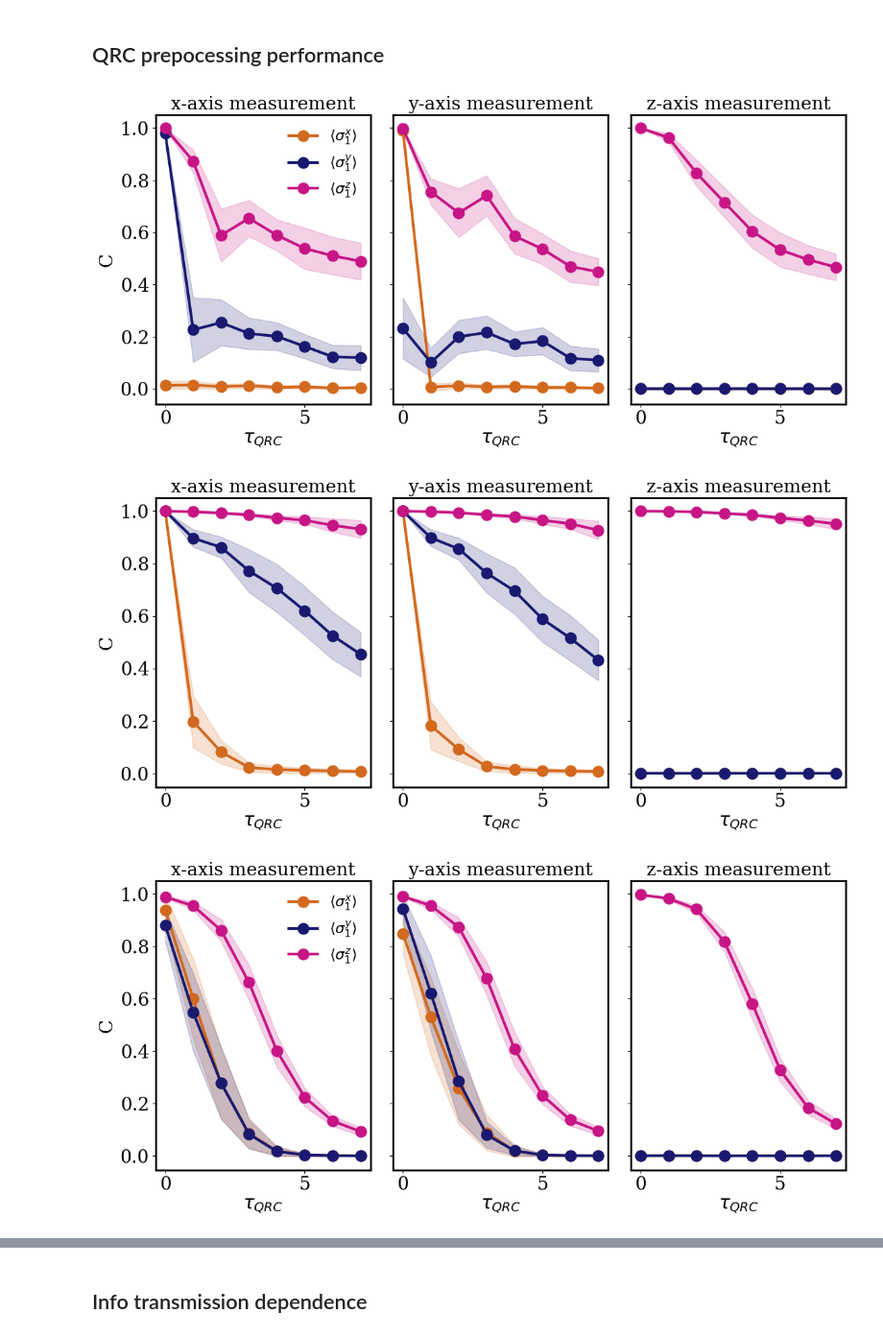
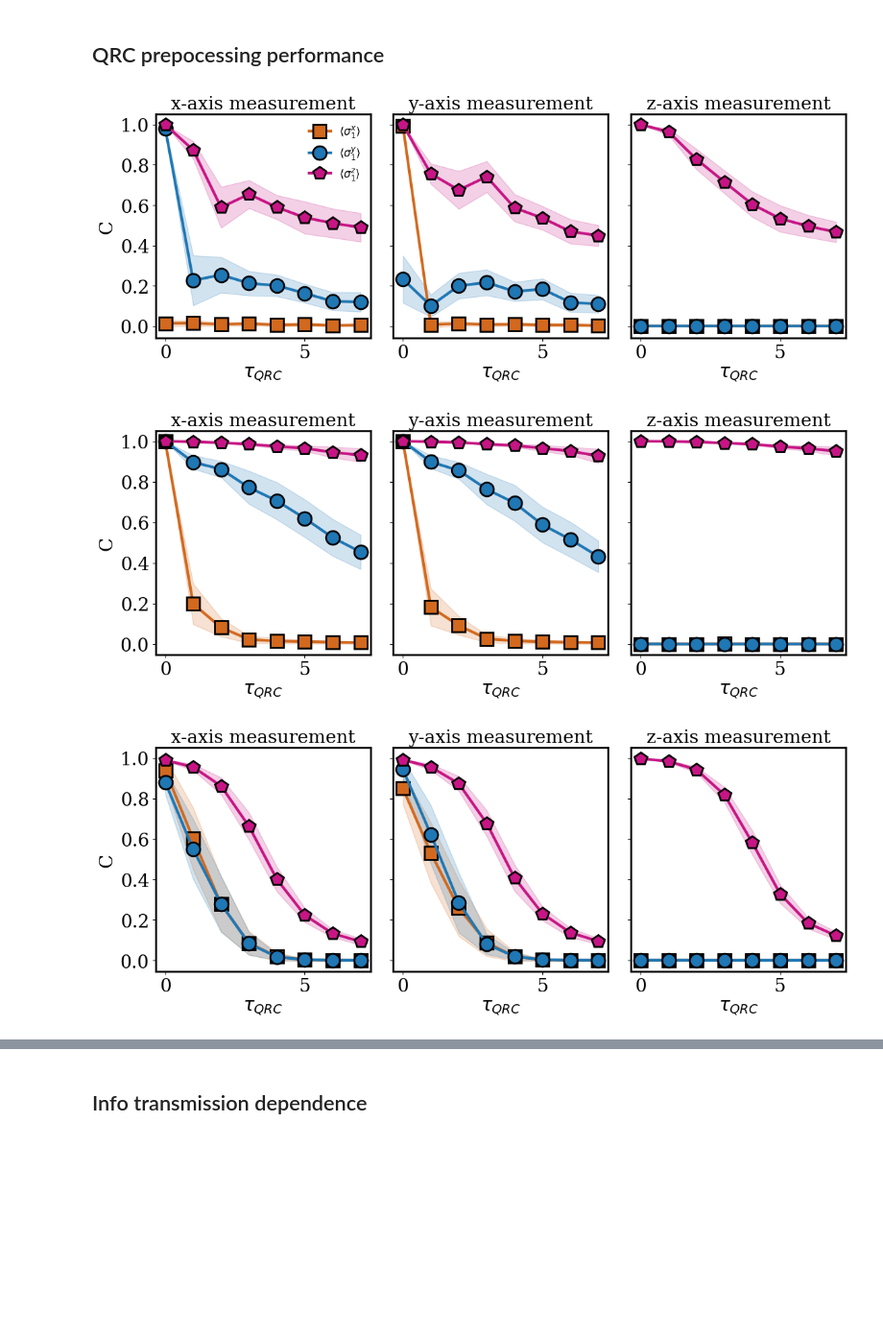
Before and after one commit to Mate1Coll/Neural-Network-in-Deep-Quantum-Classical-Architectures, a Jupyter notebook: plots.ipynb, the cells around one changed output, grey strips where cells are left out. Shown at 96% size. Saved outputs shown, nothing was run; the diff lists cells and outputs as text; code cells hidden in the pictures; blank space fills up the shorter version.

```diff
--- a/plots.ipynb
+++ b/plots.ipynb
@@ -642,13 +642,14 @@ plt.show()
 import qutip
 
 def plot_single_axis_dependence(L=9, h=10, W=0.01, Vmp=1, Dmp=1, N_rep=1, dt=10, Js=1, inp_type='qubit', legend=True):
-	fig, axes = plt.subplots(1, 3, figsize=(12, 6), sharey=True)  # 1 row, 3 cols
+	fig, axes = plt.subplots(1, 3, figsize=(12, 5), sharey=True)  # 1 row, 3 cols
 	dict ={
 	'z': qutip.sigmaz(),
 	'x': qutip.sigmax(),
 	'y': qutip.sigmay(),
 	}
-	colors = ['chocolate', 'midnightblue', 'mediumvioletred']
+	colors = ['chocolate', 'C0', 'mediumvioletred']
+	markers = ['s', 'o', 'p']
 
 	for idx, axis1 in enumerate(['x', 'y', 'z']):
 		ax = axes[idx]
@@ -662,7 +663,8 @@ def plot_single_axis_dependence(L=9, h=10, W=0.01, Vmp=1, Dmp=1, N_rep=1, dt=10,
 			C_mean = data[f'C_mean {axis2}']
 			C_std = data[f'C_std {axis2}']
 
-			ax.plot(delays, C_mean, marker='o', markersize=12, label=fr'$\langle \sigma_1^{{{axis2}}} \rangle$', color=colors[idx2])
+			ax.plot(delays, C_mean, markersize=15, label=fr'$\langle \sigma_1^{{{axis2}}} \rangle$', color=colors[idx2],
+		   			marker=markers[idx2], markeredgecolor='k', markeredgewidth=2)
 			ax.fill_between(delays, C_mean - C_std, C_mean + C_std, alpha=0.2, color=colors[idx2])
 
 		ax.set_title(f"{axis1}-axis measurement")
@@ -670,7 +672,7 @@ def plot_single_axis_dependence(L=9, h=10, W=0.01, Vmp=1, Dmp=1, N_rep=1, dt=10,
 
 	axes[0].set_ylabel('C')
 	if legend:
-		axes[0].legend(fontsize=16, frameon=False)
+		axes[0].legend(fontsize=12, frameon=False, ncols=1)
 
 	plt.tight_layout()
 	plt.savefig(f'results/plots/Capacity_one_axis_measurement_L{L}_h{h}_W{W}_dt{dt}_V{Vmp}.png', dpi=600)
@@ -678,13 +680,13 @@ def plot_single_axis_dependence(L=9, h=10, W=0.01, Vmp=1, Dmp=1, N_rep=1, dt=10,
 # %%
 plot_single_axis_dependence(L=9, h=3, W=0.01, Vmp=1, Dmp=1, N_rep=1, dt=0.5, Js=1)
 # %% [output]
-[figure, old version]
+[figure, new version]
 # %%
 plot_single_axis_dependence(L=9, h=3, W=0.01, Vmp=10, Dmp=1, N_rep=1, dt=0.5, Js=1, legend=False)
 # %% [output]
-[figure, old version]
+[figure, new version]
 # %%
-plot_single_axis_dependence(L=9, h=3, W=0.01, Vmp=1, Dmp=1, N_rep=1, dt=5, Js=1, legend=True)
+plot_single_axis_dependence(L=9, h=3, W=0.01, Vmp=1, Dmp=1, N_rep=1, dt=5, Js=1, legend=False)
 # %% [output]
-[figure, old version]
+[figure, new version]
 # %%
```
Also changed, not shown: parts of 11 cells of this notebook, 7 other files.
